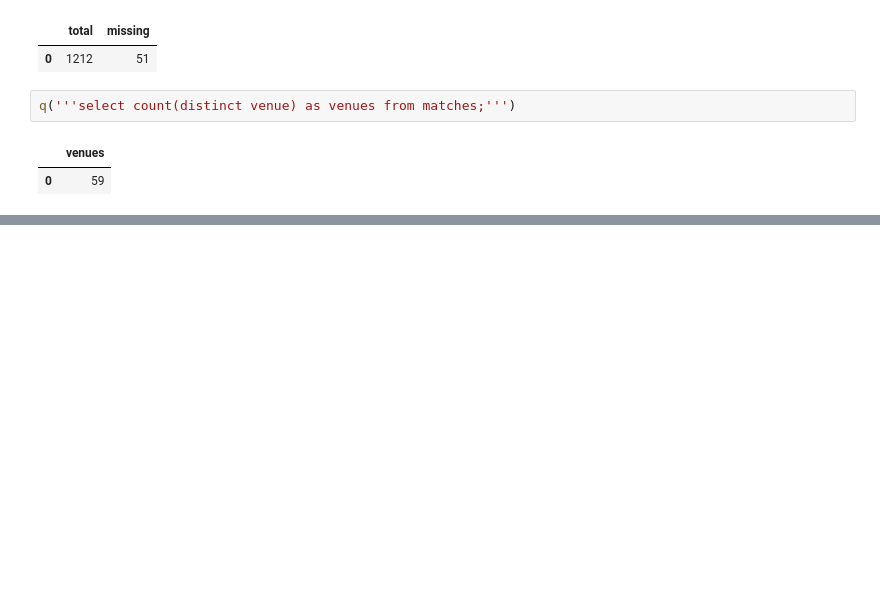
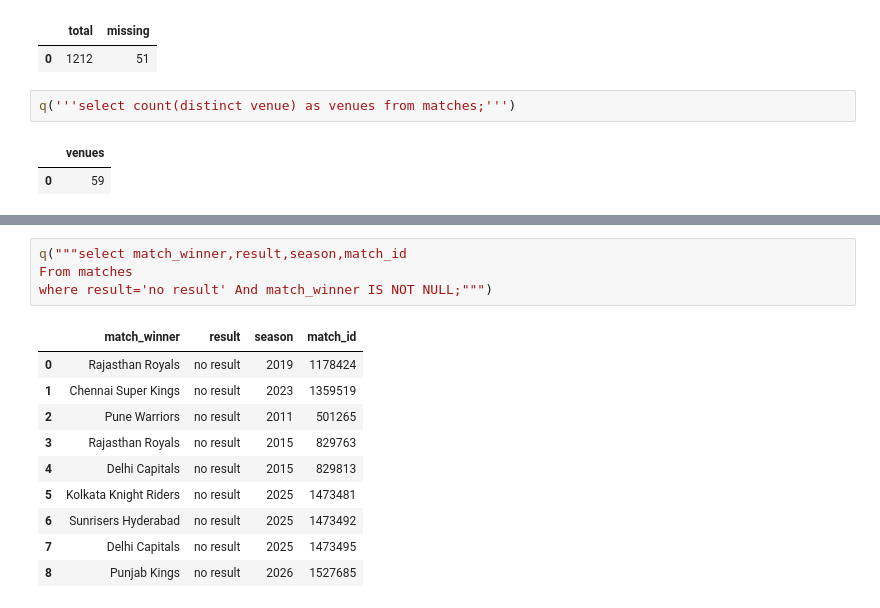
Before and after one commit to muhmmdnihasbca25dbi-hub/ipl_proj.3.1, a Jupyter notebook: notebooks/sqlpractice.ipynb, the cells around one changed output, grey strips where cells are left out. Saved outputs shown, nothing was run; the diff lists cells and outputs as text; blank space fills up the shorter version.

```diff
--- a/notebooks/Untitled.ipynb
+++ b/notebooks/sqlpractice.ipynb
@@ -408 +412,16 @@ NameError: name 'q' is not defined
+# %%
+q("""select match_winner,result,season,match_id
+From matches
+where result='no result' And match_winner IS NOT NULL;""")
+# %% [output]
+|  | match_winner | result | season | match_id |
+| 0 | Rajasthan Royals | no result | 2019 | 1178424 |
+| 1 | Chennai Super Kings | no result | 2023 | 1359519 |
+| 2 | Pune Warriors | no result | 2011 | 501265 |
+| 3 | Rajasthan Royals | no result | 2015 | 829763 |
+| 4 | Delhi Capitals | no result | 2015 | 829813 |
+| 5 | Kolkata Knight Riders | no result | 2025 | 1473481 |
+| 6 | Sunrisers Hyderabad | no result | 2025 | 1473492 |
+| 7 | Delhi Capitals | no result | 2025 | 1473495 |
+| 8 | Punjab Kings | no result | 2026 | 1527685 |
 # %%
```
Also changed, not shown: parts of 3 cells of this notebook, 10 other files.
